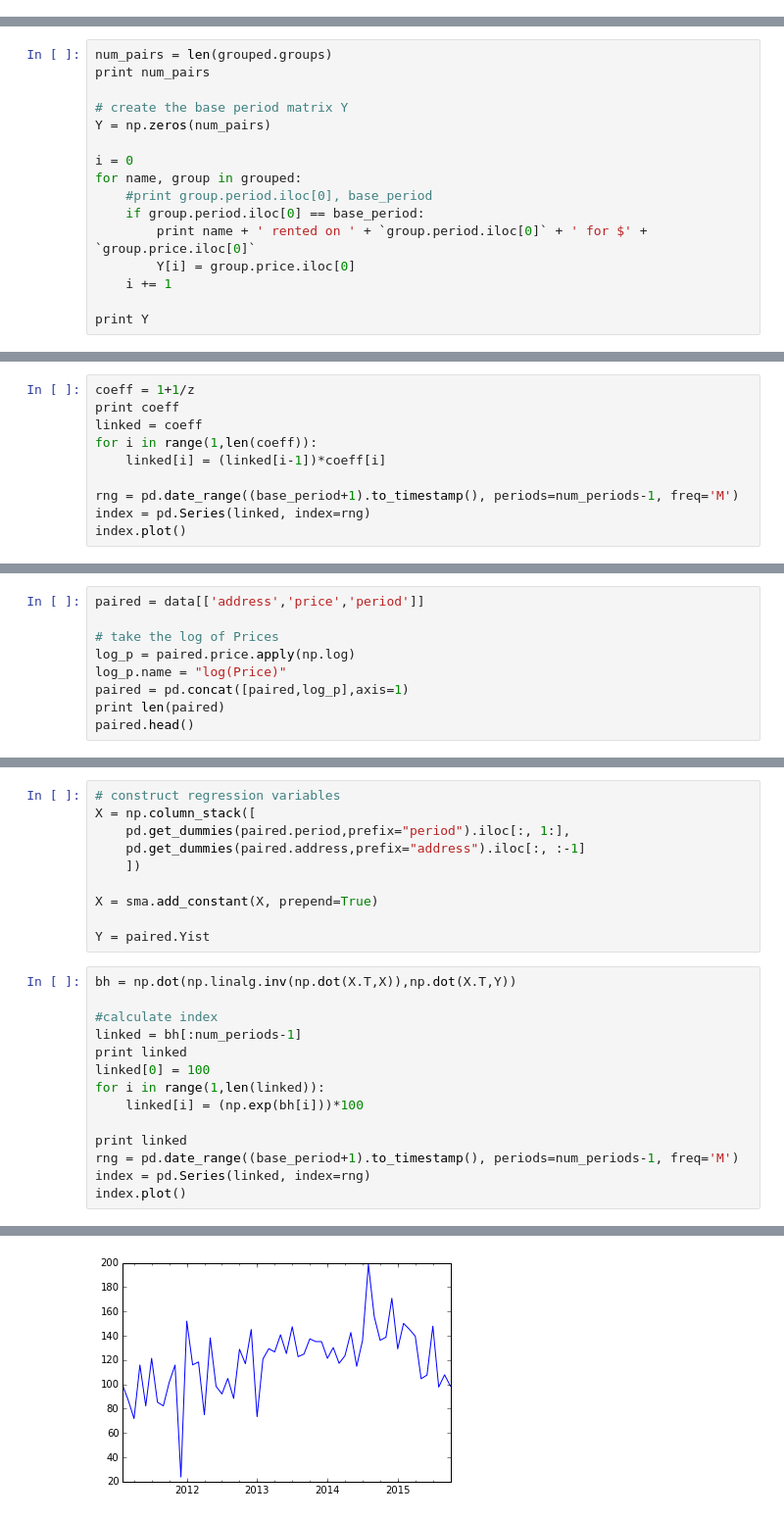
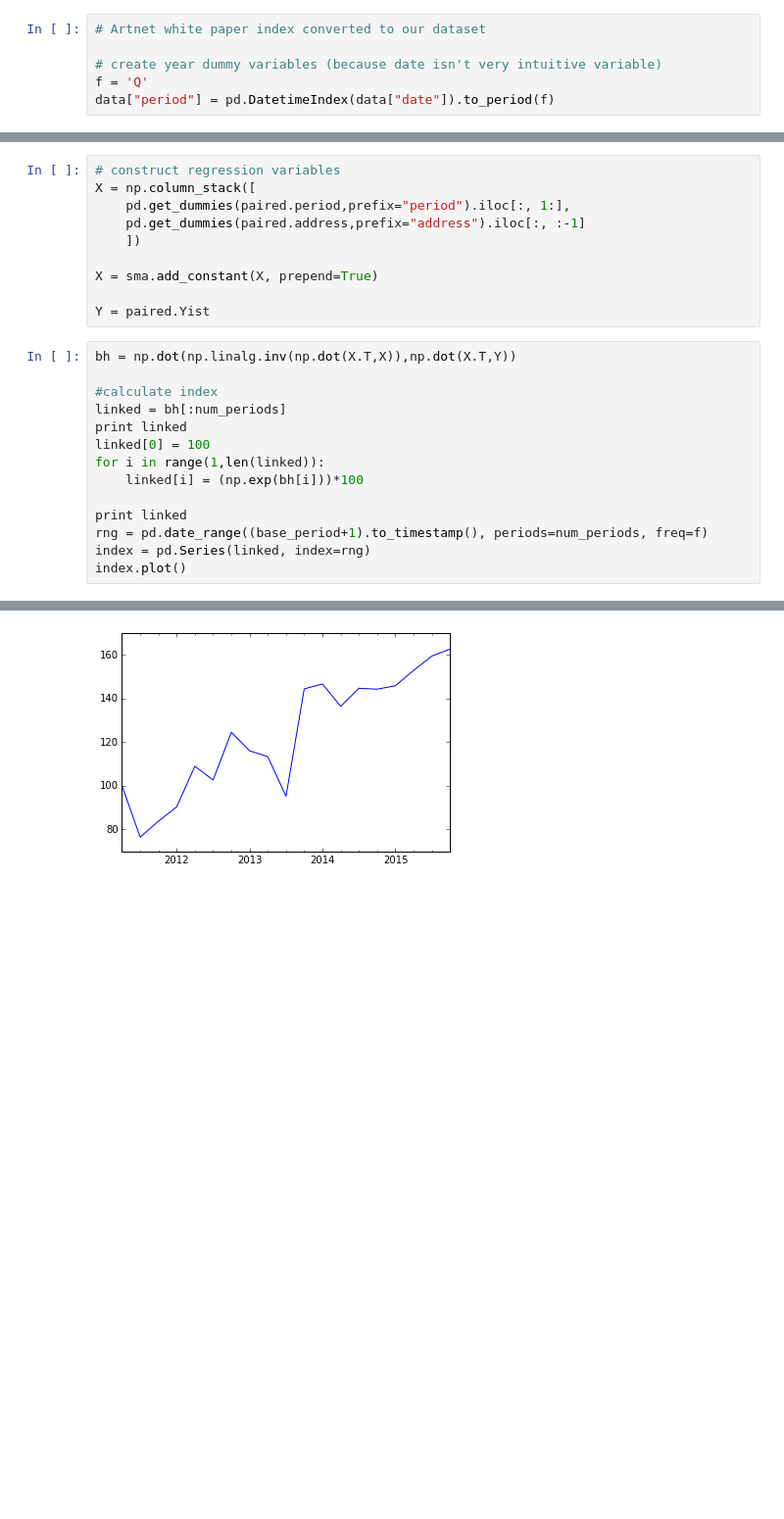
Before and after one commit to ivoytov/rentalnerd, a Jupyter notebook: scraper/SF Model v3.ipynb, the cells around one changed output, grey strips where cells are left out. Shown at 98% size. Saved outputs shown, nothing was run; the diff lists cells and outputs as text; blank space fills up the shorter version.

Commit message:
rental index

```diff
--- a/scraper/SF Model v3.ipynb
+++ b/scraper/SF Model v3.ipynb
@@ -414 +418,7 @@ zip(data.address, data.price, predictions, prstd, iv_l, iv_u)
+# %%
+# Artnet white paper index converted to our dataset
+
+# create year dummy variables (because date isn't very intuitive variable)
+f = 'Q'
+data["period"] = pd.DatetimeIndex(data["date"]).to_period(f)
 # %%
@@ -496,16 +447,0 @@ number of paired transactions in the data: 491
-# %%
-num_pairs = len(grouped.groups)
-print num_pairs
-
-# create the base period matrix Y
-Y = np.zeros(num_pairs)
-
-i = 0
-for name, group in grouped:
-    #print group.period.iloc[0], base_period
-    if group.period.iloc[0] == base_period:
-        print name + ' rented on ' + `group.period.iloc[0]` + ' for $' + `group.price.iloc[0]`
-        Y[i] = group.price.iloc[0]
-    i += 1
-
-print Y
@@ -574,10 +447,0 @@ print(1/z)
-# %%
-coeff = 1+1/z
-print coeff
-linked = coeff
-for i in range(1,len(coeff)):
-    linked[i] = (linked[i-1])*coeff[i]
-
-rng = pd.date_range((base_period+1).to_timestamp(), periods=num_periods-1, freq='M')
-index = pd.Series(linked, index=rng)
-index.plot()
@@ -614,9 +447,0 @@ data["period"] = pd.DatetimeIndex(data["date"]).to_period('M')
-# %%
-paired = data[['address','price','period']]
-
-# take the log of Prices
-log_p = paired.price.apply(np.log)
-log_p.name = "log(Price)"
-paired = pd.concat([paired,log_p],axis=1)
-print len(paired)
-paired.head()
@@ -673,14 +492,14 @@ Y = paired.Yist
 bh = np.dot(np.linalg.inv(np.dot(X.T,X)),np.dot(X.T,Y))
 
 #calculate index
-linked = bh[:num_periods-1]
+linked = bh[:num_periods]
 print linked
 linked[0] = 100
 for i in range(1,len(linked)):
     linked[i] = (np.exp(bh[i]))*100
 
 print linked
-rng = pd.date_range((base_period+1).to_timestamp(), periods=num_periods-1, freq='M')
+rng = pd.date_range((base_period+1).to_timestamp(), periods=num_periods, freq=f)
 index = pd.Series(linked, index=rng)
 index.plot()
 # %% [output]
@@ -704,2 +514,2 @@ index.plot()
 <matplotlib.axes._subplots.AxesSubplot at 0x...>
-[figure, old version]
+[figure, new version]
```
Also changed, not shown: parts of 37 cells of this notebook.
